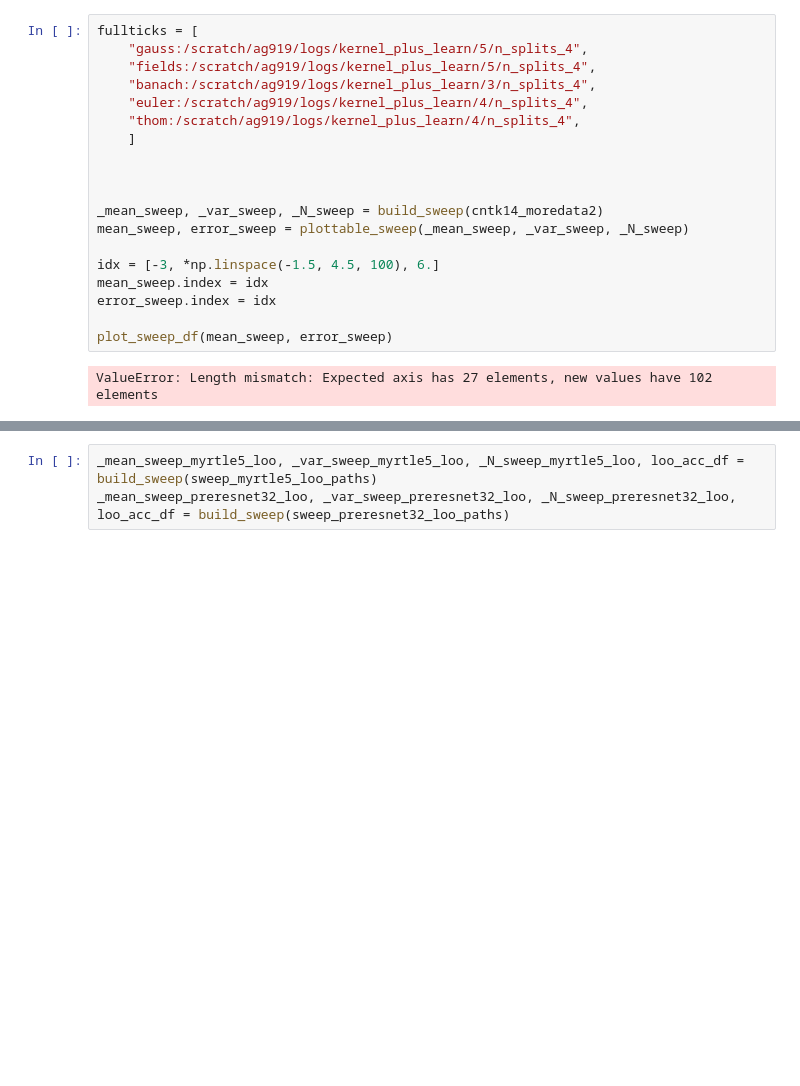
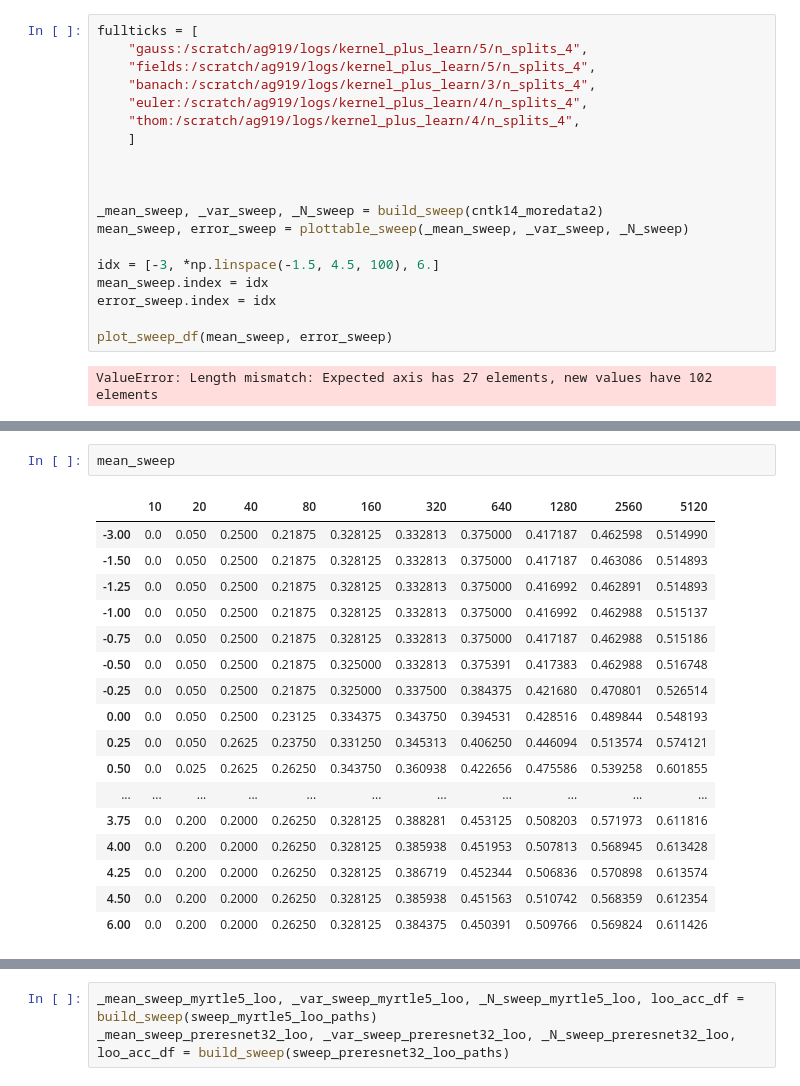
Before and after one commit to rhaps0dy/cnn-limits, a Jupyter notebook: notebooks/Low data plots.ipynb, the cells around one changed output, grey strips where cells are left out. Cells and saved outputs as stored; diff of their text form; blank space fills up the shorter version.

```diff
--- a/notebooks/Low data plots.ipynb
+++ b/notebooks/Low data plots.ipynb
@@ -444,3 +519,23 @@ ValueError: Length mismatch: Expected axis has 27 elements, new values have 102
+# %%
+mean_sweep
+# %% [output]
+|  | 10 | 20 | 40 | 80 | 160 | 320 | 640 | 1280 | 2560 | 5120 |
+| -3.00 | 0.0 | 0.050 | 0.2500 | 0.21875 | 0.328125 | 0.332813 | 0.375000 | 0.417187 | 0.462598 | 0.514990 |
+| -1.50 | 0.0 | 0.050 | 0.2500 | 0.21875 | 0.328125 | 0.332813 | 0.375000 | 0.417187 | 0.463086 | 0.514893 |
+| -1.25 | 0.0 | 0.050 | 0.2500 | 0.21875 | 0.328125 | 0.332813 | 0.375000 | 0.416992 | 0.462891 | 0.514893 |
+| -1.00 | 0.0 | 0.050 | 0.2500 | 0.21875 | 0.328125 | 0.332813 | 0.375000 | 0.416992 | 0.462988 | 0.515137 |
+| -0.75 | 0.0 | 0.050 | 0.2500 | 0.21875 | 0.328125 | 0.332813 | 0.375000 | 0.417187 | 0.462988 | 0.515186 |
+| -0.50 | 0.0 | 0.050 | 0.2500 | 0.21875 | 0.325000 | 0.332813 | 0.375391 | 0.417383 | 0.462988 | 0.516748 |
+| -0.25 | 0.0 | 0.050 | 0.2500 | 0.21875 | 0.325000 | 0.337500 | 0.384375 | 0.421680 | 0.470801 | 0.526514 |
+| 0.00 | 0.0 | 0.050 | 0.2500 | 0.23125 | 0.334375 | 0.343750 | 0.394531 | 0.428516 | 0.489844 | 0.548193 |
+| 0.25 | 0.0 | 0.050 | 0.2625 | 0.23750 | 0.331250 | 0.345313 | 0.406250 | 0.446094 | 0.513574 | 0.574121 |
+| 0.50 | 0.0 | 0.025 | 0.2625 | 0.26250 | 0.343750 | 0.360938 | 0.422656 | 0.475586 | 0.539258 | 0.601855 |
+| ... | ... | ... | ... | ... | ... | ... | ... | ... | ... | ... |
+| 3.75 | 0.0 | 0.200 | 0.2000 | 0.26250 | 0.328125 | 0.388281 | 0.453125 | 0.508203 | 0.571973 | 0.611816 |
+| 4.00 | 0.0 | 0.200 | 0.2000 | 0.26250 | 0.328125 | 0.385938 | 0.451953 | 0.507813 | 0.568945 | 0.613428 |
+| 4.25 | 0.0 | 0.200 | 0.2000 | 0.26250 | 0.328125 | 0.386719 | 0.452344 | 0.506836 | 0.570898 | 0.613574 |
+| 4.50 | 0.0 | 0.200 | 0.2000 | 0.26250 | 0.328125 | 0.385938 | 0.451563 | 0.510742 | 0.568359 | 0.612354 |
+| 6.00 | 0.0 | 0.200 | 0.2000 | 0.26250 | 0.328125 | 0.384375 | 0.450391 | 0.509766 | 0.569824 | 0.611426 |
 # %%
 _mean_sweep, _var_sweep, _N_sweep = build_sweep(cntk14_moredata2_4cv)
 mean_sweep, error_sweep = plottable_sweep(_mean_sweep, _var_sweep, _N_sweep)
```
Also changed, not shown: parts of 8 cells of this notebook, 8 other files.
